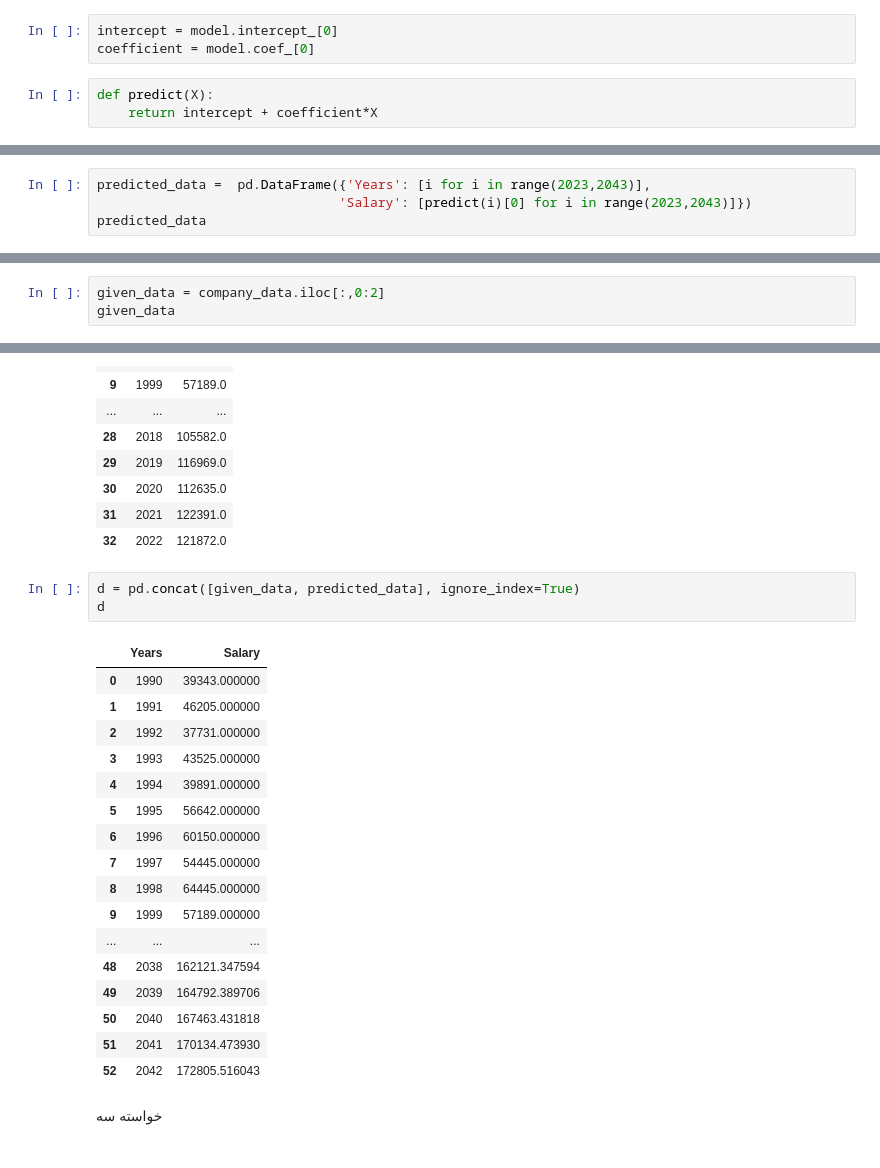
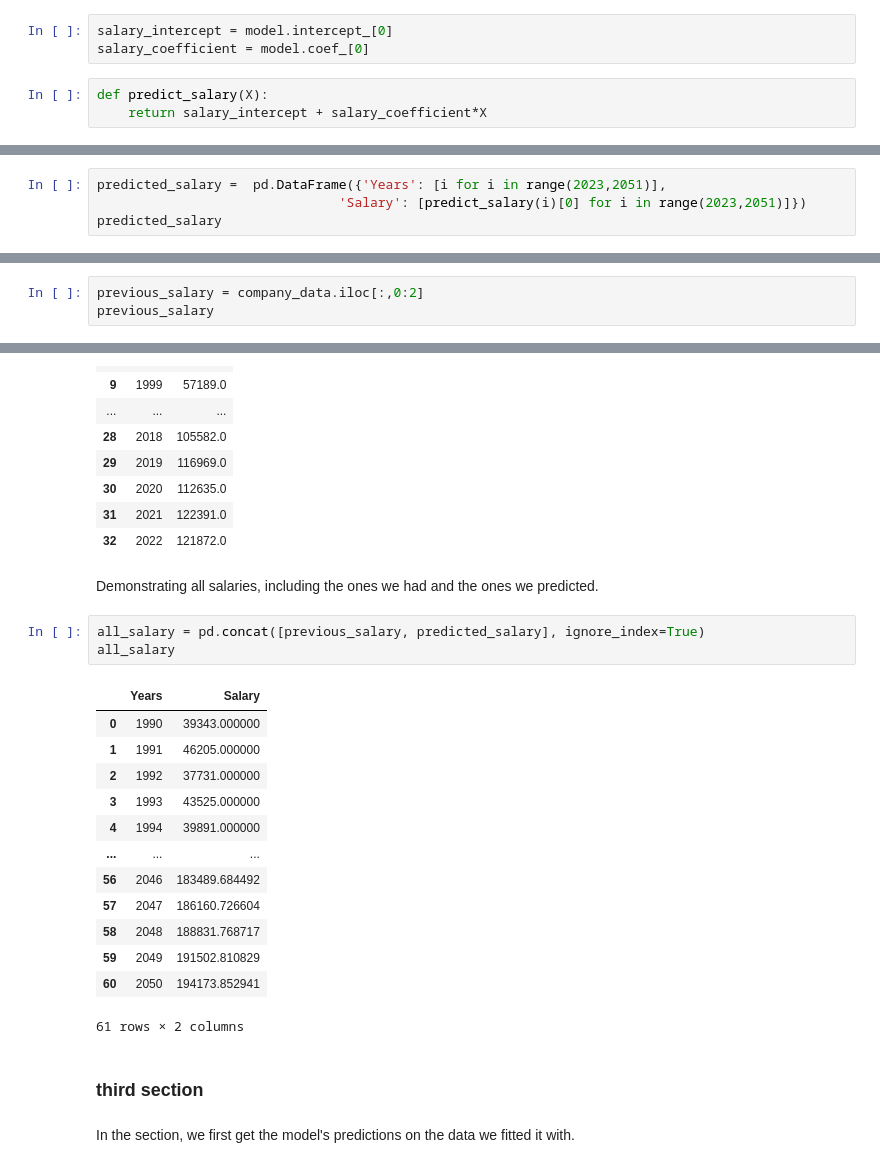
Before and after one commit to Saba-Abdi/python_exercise, a Jupyter notebook: EE_python_exercise.ipynb, the cells around one changed output, grey strips where cells are left out. Saved outputs shown, nothing was run; the diff lists cells and outputs as text.

```diff
--- a/EE_python_exercise.ipynb
+++ b/EE_python_exercise.ipynb
@@ -87,6 +104,6 @@ LinearRegression()
 # %%
-intercept = model.intercept_[0]
-coefficient = model.coef_[0]
+salary_intercept = model.intercept_[0]
+salary_coefficient = model.coef_[0]
 # %%
-def predict(X):
-    return intercept + coefficient*X
+def predict_salary(X):
+    return salary_intercept + salary_coefficient*X
@@ -93,7 +112,7 @@ def predict(X):
 # %%
-predicted_data =  pd.DataFrame({'Years': [i for i in range(2023,2043)],
-                               'Salary': [predict(i)[0] for i in range(2023,2043)]})
-predicted_data
+predicted_salary =  pd.DataFrame({'Years': [i for i in range(2023,2051)],
+                               'Salary': [predict_salary(i)[0] for i in range(2023,2051)]})
+predicted_salary
 # %% [output]
 |  | Years | Salary |
 | 0 | 2023 | 122055.715909 |
@@ -115,6 +134,6 @@ predicted_data
 # %%
-given_data = company_data.iloc[:,0:2]
-given_data
+previous_salary = company_data.iloc[:,0:2]
+previous_salary
 # %% [output]
 |  | Years | Salary |
 | 0 | 1990 | 39343.0 |
@@ -133,27 +152,27 @@ given_data
 | 30 | 2020 | 112635.0 |
 | 31 | 2021 | 122391.0 |
 | 32 | 2022 | 121872.0 |
+# %% [markdown]
+<p>Demonstrating all salaries, including the ones we had and the ones we predicted.</p>
 # %%
-d = pd.concat([given_data, predicted_data], ignore_index=True)
-d
+all_salary = pd.concat([previous_salary, predicted_salary], ignore_index=True)
+all_salary
 # %% [output]
 |  | Years | Salary |
 | 0 | 1990 | 39343.000000 |
 | 1 | 1991 | 46205.000000 |
 | 2 | 1992 | 37731.000000 |
 | 3 | 1993 | 43525.000000 |
 | 4 | 1994 | 39891.000000 |
-| 5 | 1995 | 56642.000000 |
-| 6 | 1996 | 60150.000000 |
-| 7 | 1997 | 54445.000000 |
-| 8 | 1998 | 64445.000000 |
-| 9 | 1999 | 57189.000000 |
 | ... | ... | ... |
-| 48 | 2038 | 162121.347594 |
-| 49 | 2039 | 164792.389706 |
-| 50 | 2040 | 167463.431818 |
-| 51 | 2041 | 170134.473930 |
-| 52 | 2042 | 172805.516043 |
+| 56 | 2046 | 183489.684492 |
+| 57 | 2047 | 186160.726604 |
+| 58 | 2048 | 188831.768717 |
+| 59 | 2049 | 191502.810829 |
+| 60 | 2050 | 194173.852941 |
+61 rows × 2 columns
 # %% [markdown]
-خواسته سه
+### third section
+# %% [markdown]
+<p>In the section, we first get the model's predictions on the data we fitted it with.</p>
 # %%
```
Also changed, not shown: parts of 100 cells of this notebook.
